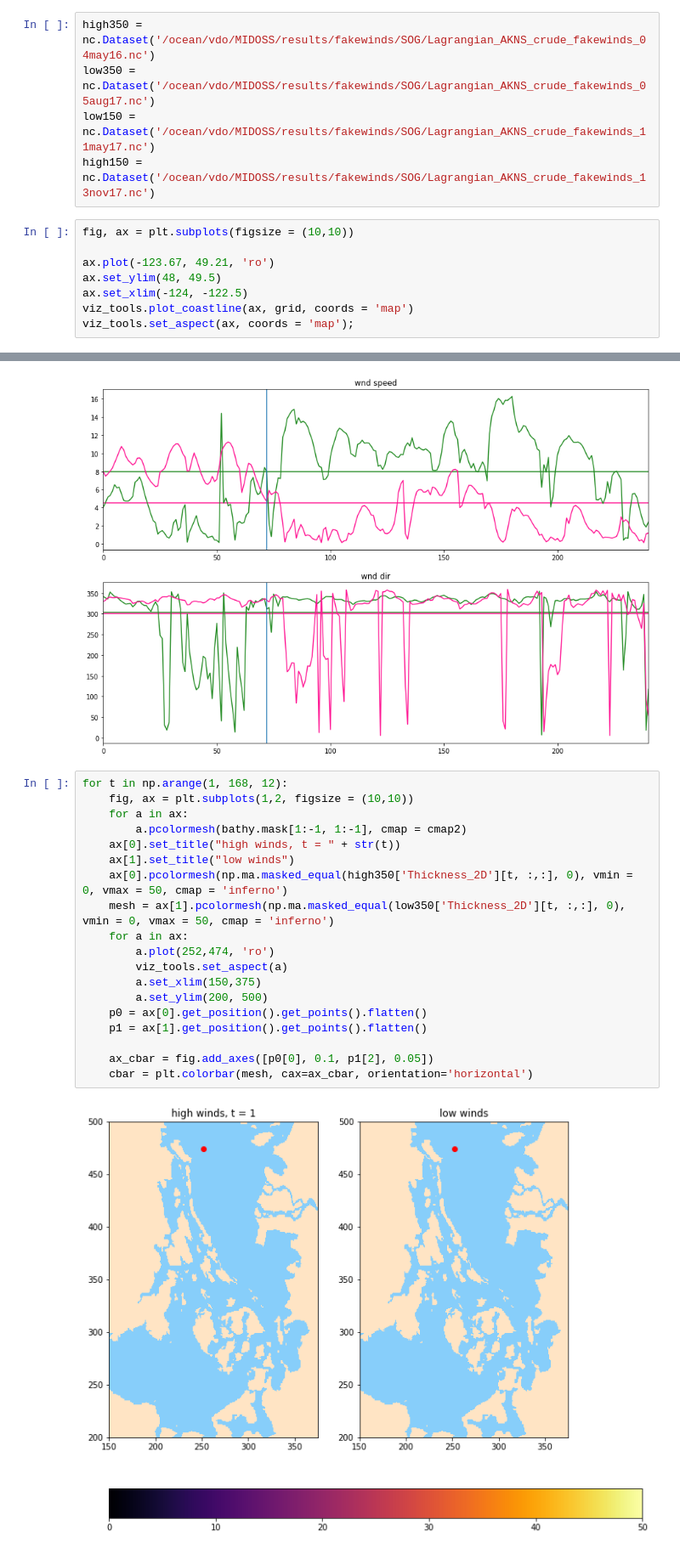
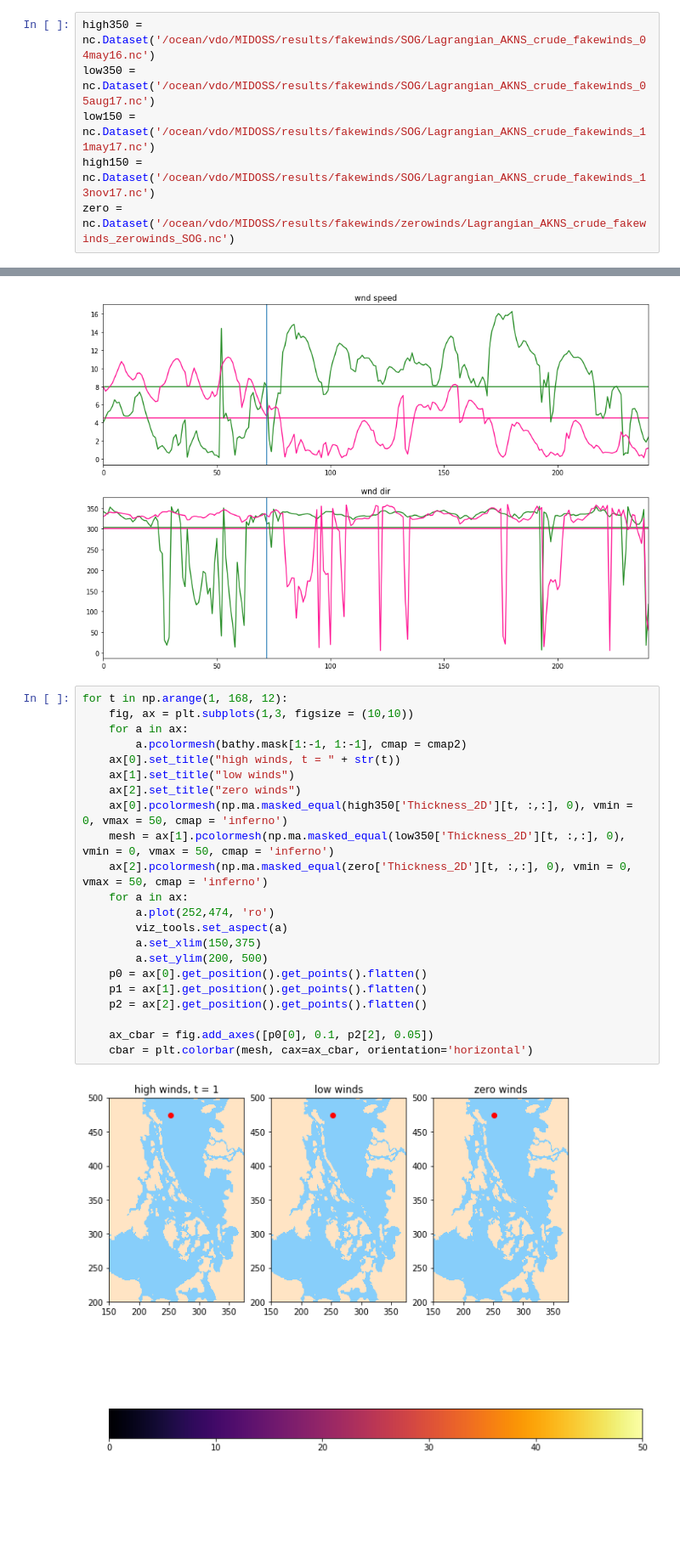
Before and after one commit to SalishSeaCast/analysis-vicky, a Jupyter notebook: notebooks/DiffWindsSameStrat.ipynb, the cells around one changed output, grey strips where cells are left out. Shown at 85% size. Saved outputs shown, nothing was run; the diff lists cells and outputs as text; blank space fills up the shorter version.

Commit message:
add zero wind case for sog

```diff
--- a/notebooks/DiffWindsSameStrat.ipynb
+++ b/notebooks/DiffWindsSameStrat.ipynb
@@ -101,11 +104,4 @@ high350 = nc.Dataset('/ocean/vdo/MIDOSS/results/fakewinds/SOG/Lagrangian_AKNS_cr
 low350 = nc.Dataset('/ocean/vdo/MIDOSS/results/fakewinds/SOG/Lagrangian_AKNS_crude_fakewinds_05aug17.nc')
 low150 = nc.Dataset('/ocean/vdo/MIDOSS/results/fakewinds/SOG/Lagrangian_AKNS_crude_fakewinds_11may17.nc')
 high150 = nc.Dataset('/ocean/vdo/MIDOSS/results/fakewinds/SOG/Lagrangian_AKNS_crude_fakewinds_13nov17.nc')
+zero = nc.Dataset('/ocean/vdo/MIDOSS/results/fakewinds/zerowinds/Lagrangian_AKNS_crude_fakewinds_zerowinds_SOG.nc')
-# %%
-fig, ax = plt.subplots(figsize = (10,10))
-
-ax.plot(-123.67, 49.21, 'ro')
-ax.set_ylim(48, 49.5)
-ax.set_xlim(-124, -122.5)
-viz_tools.plot_coastline(ax, grid, coords = 'map')
-viz_tools.set_aspect(ax, coords = 'map');
@@ -133,22 +127,25 @@ for a in ax:
 [figure]
 # %%
 for t in np.arange(1, 168, 12):
-    fig, ax = plt.subplots(1,2, figsize = (10,10))
+    fig, ax = plt.subplots(1,3, figsize = (10,10))
     for a in ax:
         a.pcolormesh(bathy.mask[1:-1, 1:-1], cmap = cmap2)
     ax[0].set_title("high winds, t = " + str(t))
     ax[1].set_title("low winds")
+    ax[2].set_title("zero winds")
     ax[0].pcolormesh(np.ma.masked_equal(high350['Thickness_2D'][t, :,:], 0), vmin = 0, vmax = 50, cmap = 'inferno')
     mesh = ax[1].pcolormesh(np.ma.masked_equal(low350['Thickness_2D'][t, :,:], 0), vmin = 0, vmax = 50, cmap = 'inferno')
+    ax[2].pcolormesh(np.ma.masked_equal(zero['Thickness_2D'][t, :,:], 0), vmin = 0, vmax = 50, cmap = 'inferno')
     for a in ax:
         a.plot(252,474, 'ro')
         viz_tools.set_aspect(a)
         a.set_xlim(150,375)
         a.set_ylim(200, 500)
     p0 = ax[0].get_position().get_points().flatten()
     p1 = ax[1].get_position().get_points().flatten()
+    p2 = ax[2].get_position().get_points().flatten()
 
-    ax_cbar = fig.add_axes([p0[0], 0.1, p1[2], 0.05])
+    ax_cbar = fig.add_axes([p0[0], 0.1, p2[2], 0.05])
     cbar = plt.colorbar(mesh, cax=ax_cbar, orientation='horizontal')
 # %% [output]
-[figure, old version]
+[figure, new version]
```
Also changed, not shown: parts of 12 cells of this notebook.
